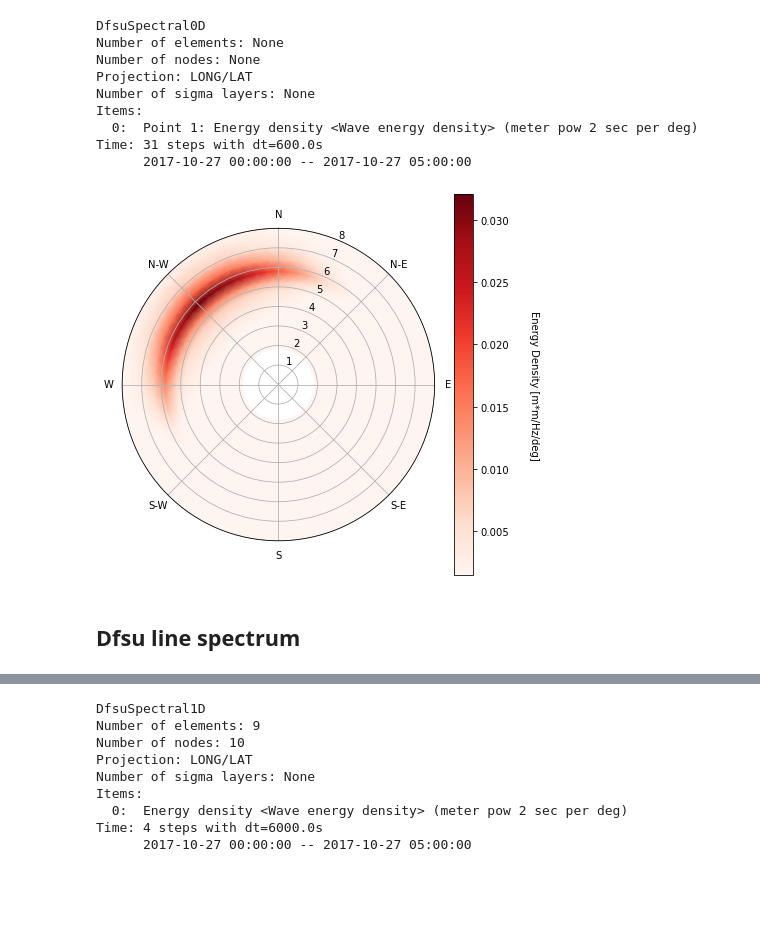
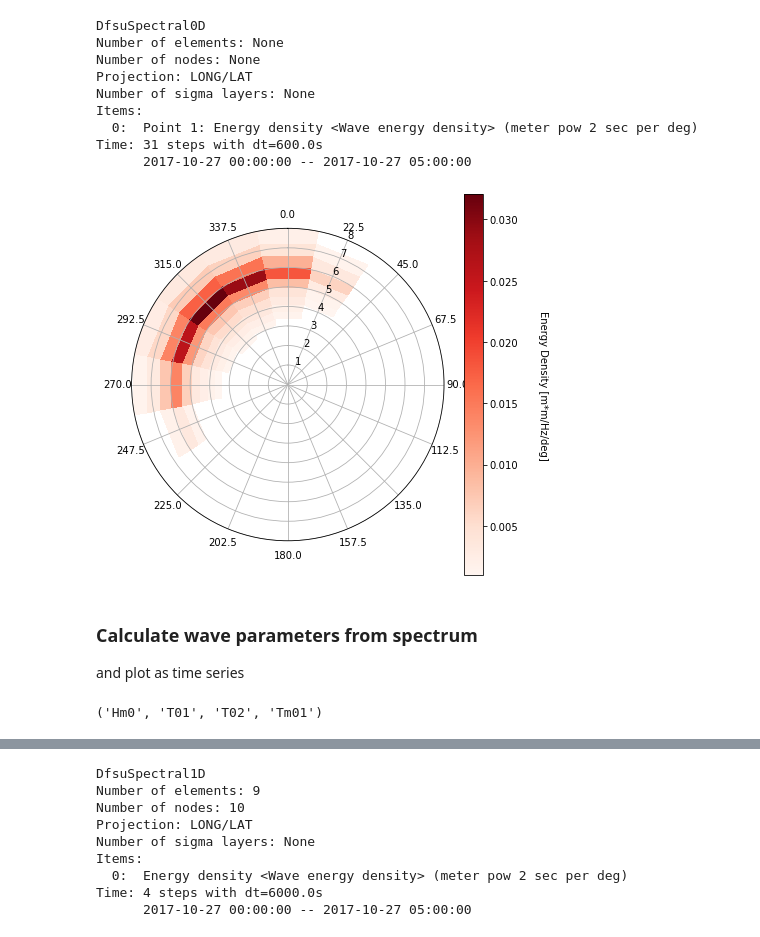
Before and after one commit to DHI/mikeio, a Jupyter notebook: notebooks/Dfsu - Spectral data.ipynb, the cells around one changed output, grey strips where cells are left out. Saved outputs shown, nothing was run; the diff lists cells and outputs as text; code cells hidden in the pictures; blank space fills up the shorter version.

Commit message:
with calculated wave parameters

```diff
--- a/notebooks/Dfsu - Spectral data.ipynb
+++ b/notebooks/Dfsu - Spectral data.ipynb
@@ -29,9 +27,21 @@ Time: 31 steps with dt=600.0s
 # %%
 ds = dfs.read(time_steps=0)
 spec = np.squeeze(ds[0])
-# %%
-ax = dfs.plot_spectrum(spec, r_as_periods=True, rmax=8, vmin=0.0015, plot_type="shaded");
-# %% [output]
-[figure, removed]
-# %% [markdown]
-## Dfsu line spectrum
+# %%
+ax = dfs.plot_spectrum(spec, r_as_periods=True, rmax=8, vmin=0.001, plot_type="patch");
+#ax.grid(True, which='minor', axis='both', linestyle='-', color='0.8')
+#ax.set_xticks(dfs.directions, minor=True);
+dird = np.round(dfs.directions*180/np.pi,2)
+ax.set_thetagrids(dird,labels=dird);
+# %% [output]
+[figure, added]
+# %% [markdown]
+### Calculate wave parameters from spectrum
+
+and plot as time series
+# %%
+ds = dfs.read()
+wp = dfs.calc_wave_parameters_from_spectrum(ds[0], tail=False)
+wp._fields
+# %% [output]
+('Hm0', 'T01', 'T02', 'Tm01')
```
Also changed, not shown: parts of 10 cells of this notebook.
